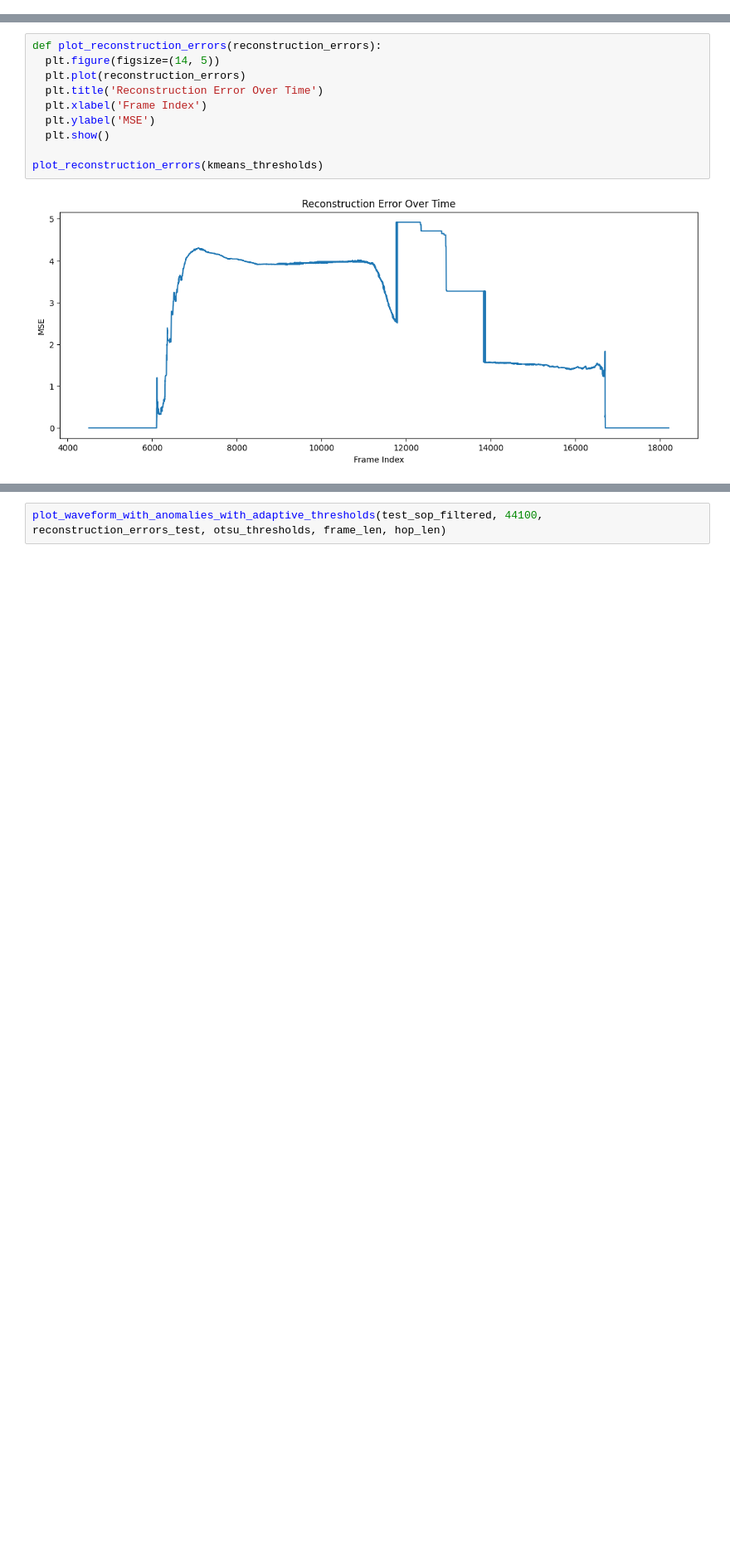
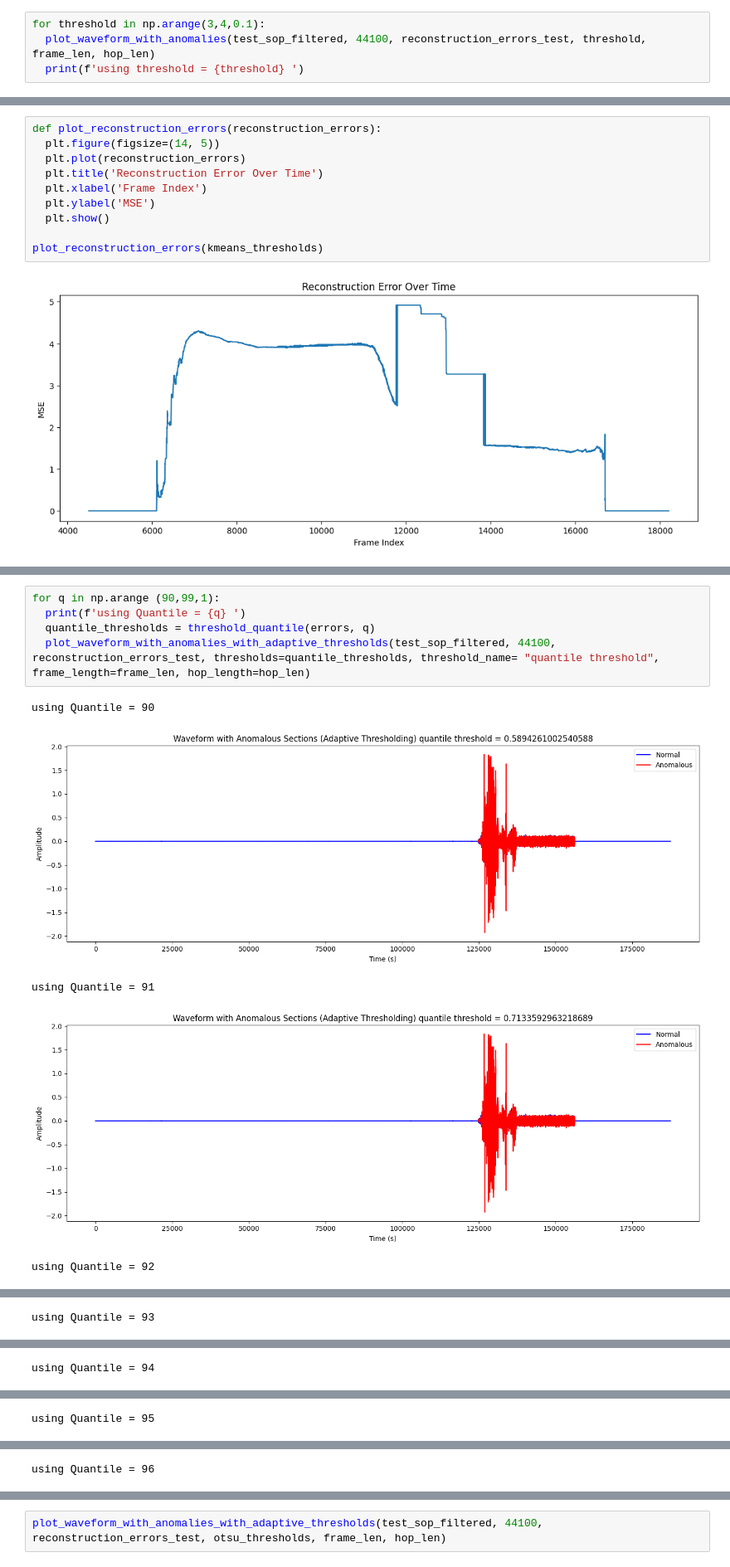
Before and after one commit to Kennethdotse/ML_for_under_sea_fibre_cable_monitoring, a Jupyter notebook: Sensitivity_Analysis.ipynb, the cells around one changed output, grey strips where cells are left out. Shown at 83% size. Cells and saved outputs as stored; diff of their text form; blank space fills up the shorter version.

Commit message:
tested out some adaptive thresholding methods

```diff
--- a/Sensitivity_Analysis.ipynb
+++ b/Sensitivity_Analysis.ipynb
@@ -408,0 +445,4 @@ plt.show()
+# %%
+for threshold in np.arange(3,4,0.1):
+  plot_waveform_with_anomalies(test_sop_filtered, 44100, reconstruction_errors_test, threshold, frame_len, hop_len)
+  print(f'using threshold = {threshold} ')
@@ -728,0 +709,11 @@ for threshold, threshold_name in zip(thresholds, threshold_names):
+# %%
+for q in np.arange (90,99,1):
+  print(f'using Quantile = {q} ')
+  quantile_thresholds = threshold_quantile(errors, q)
+  plot_waveform_with_anomalies_with_adaptive_thresholds(test_sop_filtered, 44100, reconstruction_errors_test, thresholds=quantile_thresholds, threshold_name= "quantile threshold",  frame_length=frame_len, hop_length=hop_len)
+# %% [output]
+using Quantile = 90
+[figure, added]
+using Quantile = 91
+[figure, added]
+using Quantile = 92
@@ -728,0 +721 @@ for threshold, threshold_name in zip(thresholds, threshold_names):
+using Quantile = 93
@@ -728,0 +723 @@ for threshold, threshold_name in zip(thresholds, threshold_names):
+using Quantile = 94
@@ -728,0 +725 @@ for threshold, threshold_name in zip(thresholds, threshold_names):
+using Quantile = 95
@@ -729 +727,2 @@ for threshold, threshold_name in zip(thresholds, threshold_names):
+using Quantile = 96
 # %%
```
Also changed, not shown: parts of 33 cells of this notebook.
